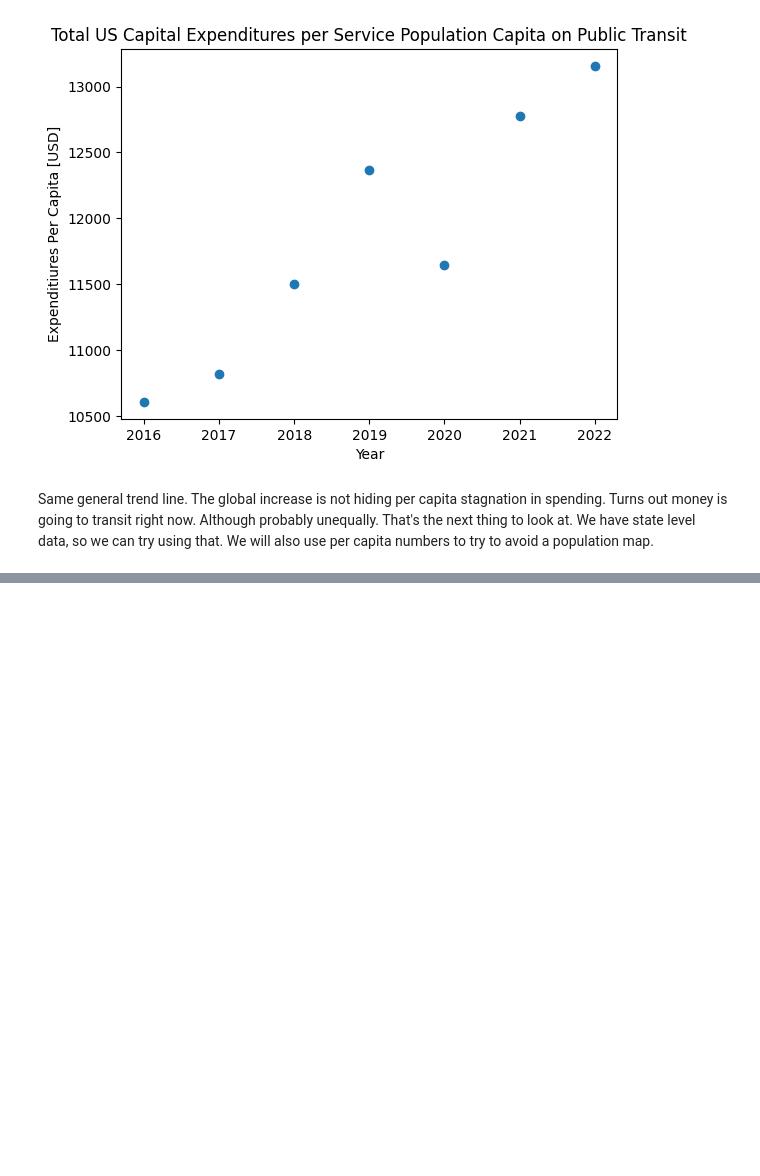
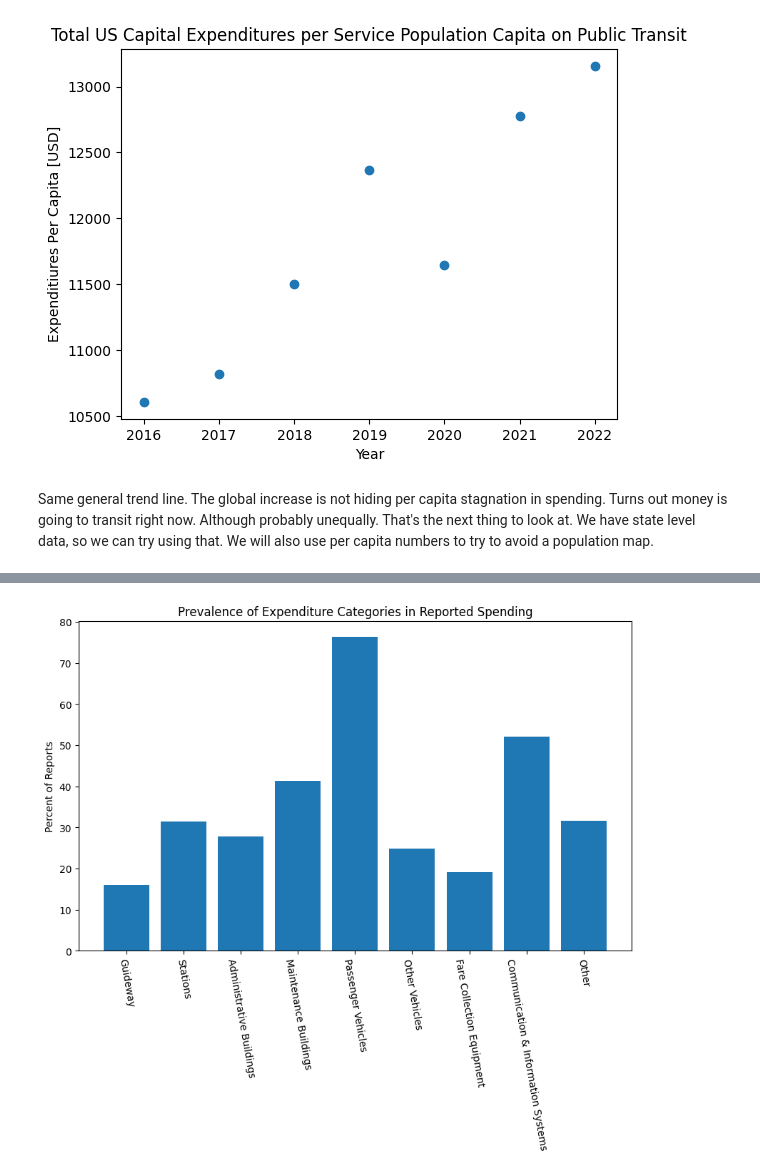
Before and after one commit to Yash-Yashwant/transit-system-analysis, a Jupyter notebook: notebooks/EDA_Capital_Expenditures.ipynb, the cells around one changed output, grey strips where cells are left out. Cells and saved outputs as stored; diff of their text form; code cells hidden in the pictures; blank space fills up the shorter version.

```diff
--- a/notebooks/EDA_Capital_Expenditures.ipynb
+++ b/notebooks/EDA_Capital_Expenditures.ipynb
@@ -65,0 +104,13 @@ px.box(temp, x = 'Report Year', y = 'TotPerCap', hover_name='State',
+# %%
+counts = [0] * percent_by_cat.shape[1]
+for i, col in enumerate(percent_by_cat):
+    counts[i] = sum(percent_by_cat[col].notna())
+fig = plt.figure(figsize=[10,6])
+fig.tight_layout()
+plt.bar(x = percent_by_cat.columns, height=[100 * c / tot_obs for c in counts])
+plt.xticks(rotation=-80)
+plt.title(label="Prevalence of Expenditure Categories in Reported Spending")
+plt.ylabel("Percent of Reports")
+plt.show()
+# %% [output]
+[figure, added]
```
Also changed, not shown: parts of 5 cells of this notebook.
